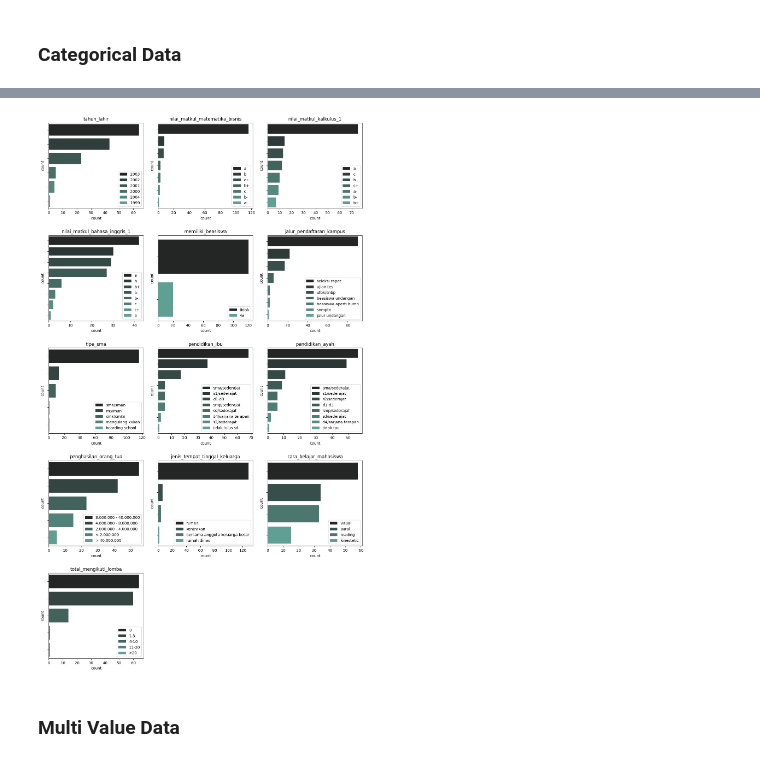
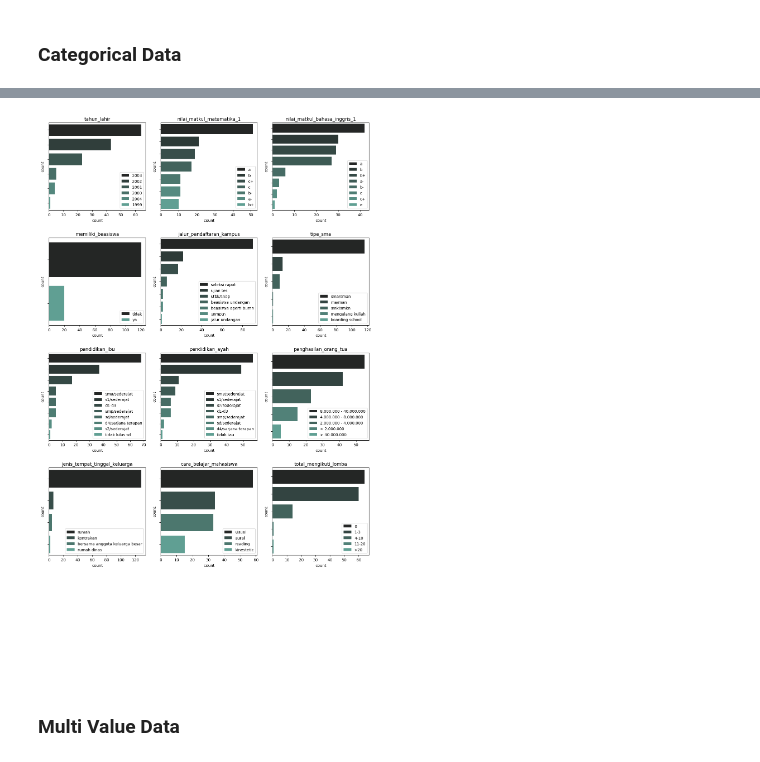
Before and after one commit to arsyadCode/ProjekTA_UPERESEARCH, a Jupyter notebook: Udin/Preprocessing Data Quisioner.ipynb, the cells around one changed output, grey strips where cells are left out. Cells and saved outputs as stored; diff of their text form; code cells hidden in the pictures.

```diff
--- a/Udin/Preprocessing Data Quisioner.ipynb
+++ b/Udin/Preprocessing Data Quisioner.ipynb
@@ -262,8 +261,7 @@ column_names = {
     'IPK Saat Ini' : 'ipk',
     'IPS Semester Genap 2021/2022' : 'ips_semester_genap_2021/2022',
     'IPS Semester Ganjil 2022/2023' : 'ips_semester_ganjil_2022/2023',
-    'Nilai Mata Kuliah Matematika Bisnis' : 'nilai_matkul_matematika_bisnis',
-    'Nilai Mata Kuliah Kalkulus I' : 'nilai_matkul_kalkulus_1',
+    'Nilai Mata Kuliah Matematika Bisnis' : 'nilai_matkul_matematika_1',
     'Nilai Mata Kuliah Bahasa Inggris I' : 'nilai_matkul_bahasa_inggris_1',
     'Jumlah SKS Semester Ini' : 'total_sks_semester',
     'Jumlah Mata Kuliah Mengulang' : 'total_matkul_mengulang',
@@ -738,8 +736,7 @@ Unique Value: ['part-time' 'berdagang/berjualan' 'freelance' nan 'magang/intern'
 ====================================================================================================
 # %%
 letter_grade_list = [
-    'nilai_matkul_matematika_bisnis',
-    'nilai_matkul_kalkulus_1',
+    'nilai_matkul_matematika_1',
     'nilai_matkul_bahasa_inggris_1'
 ]
 
@@ -1320,8 +1304,7 @@ Column Missing Percentage: 52.142857142857146
 #### Filter Based on Missing Type, Characteristic, or Importance of data
 # %%
 list_column_dropped = [x for x in list_column_dropped if x not in [
-    'nilai_matkul_matematika_bisnis',
-    'nilai_matkul_kalkulus_1',
+    'nilai_matkul_matematika_1',
     'nilai_matematika_sma_kelas_12',
     'durasi_bekerja_selama_kuliah',
     'tipe_pekerjaan_selama_kuliah'
@@ -1555,7 +1536,7 @@ list_missing_value_categorical.remove('platform_belajar_online')
 
 missing_value_categorical = missing_value_columns[list_missing_value_categorical]
 
-fig, axs = plt.subplots(5, 3, figsize=[12, 20])
+fig, axs = plt.subplots(4, 3, figsize=[12, 20])
 plt.tight_layout(pad=0.4, w_pad=0.8, h_pad=5.0)
 
 for ax, data in zip(axs.flatten(), missing_value_categorical.columns):
@@ -1594,27 +1574,27 @@ Name: 0, dtype: object
 # %%
 missing_value_categorical = missing_value_categorical.fillna(missing_value_categorical.mode().iloc[0])
 
 missing_value_columns[list_missing_value_categorical] = missing_value_categorical
 
-fig, axs = plt.subplots(5, 3, figsize=[12, 20])
+fig, axs = plt.subplots(4, 3, figsize=[12, 20])
 plt.tight_layout(pad=0.4, w_pad=0.8, h_pad=5.0)
 
 for ax, data in zip(axs.flatten(), missing_value_categorical.columns):
     sns.countplot(data=missing_value_categorical.fillna('NaN'), y=data,
                   hue=data, dodge=False,
                   hue_order=missing_value_categorical.fillna('NaN')[data].value_counts().index,
                   order=missing_value_categorical.fillna('NaN')[data].value_counts().index,
                   palette="dark:#5A9", ax=ax)
 
     ax.set_title(data)
     ax.set_ylabel('count')
     ax.set_yticklabels([])
     ax.legend(loc='lower right').set_title('')
 
 for ax in axs.flatten()[len(missing_value_categorical.columns):]:
     ax.set_axis_off()
 # %% [output]
-[figure, old version]
+[figure, new version]
 # %% [markdown]
 ### Multi Value Data
 # %%
```
Also changed, not shown: parts of 62 cells of this notebook, 3 other files.
